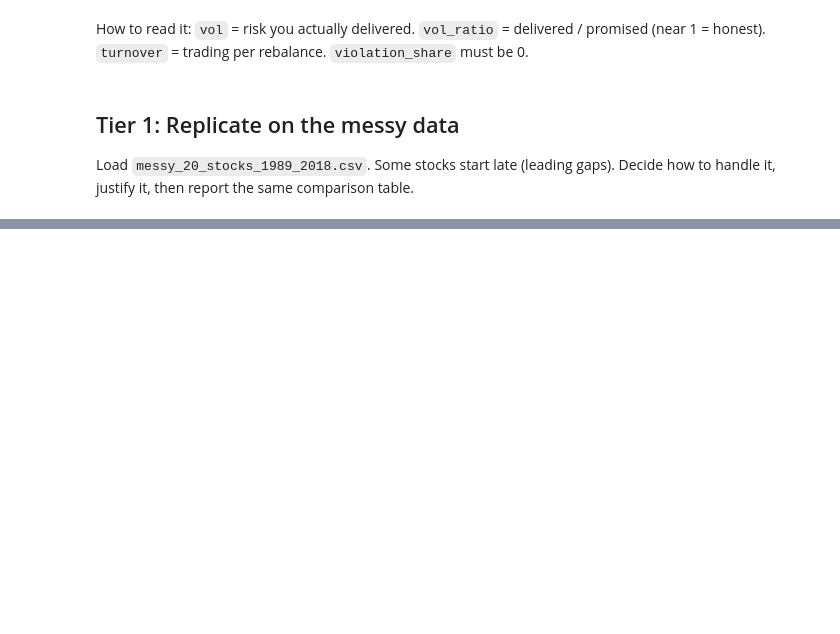
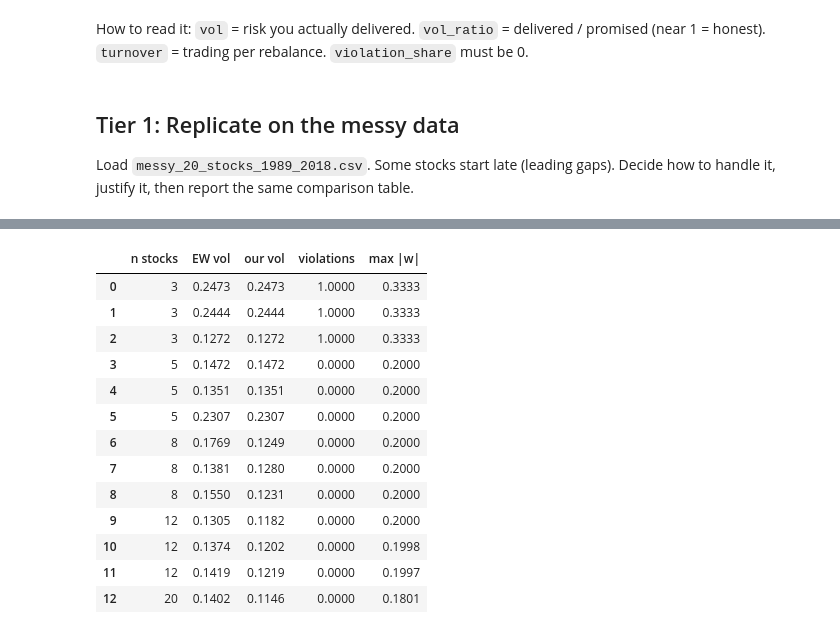
Before and after one commit to Vyom-M07/QMI_Portfolio_Project, a Jupyter notebook: QMI_Portfolio_Starter.ipynb, the cells around one changed output, grey strips where cells are left out. Cells and saved outputs as stored; diff of their text form; code cells hidden in the pictures; blank space fills up the shorter version.

```diff
--- a/QMI_Portfolio_Starter.ipynb
+++ b/QMI_Portfolio_Starter.ipynb
@@ -180,0 +406,26 @@ Finally, copy your `get_weights` into `my_strategy.py` (with its imports) and te
+# %%
+rng = np.random.default_rng(42); rob = []
+for k in [3, 5, 8, 12, 20]:                                   # "must work for any number of stocks"
+    for rep in range(3 if k < 20 else 1):
+        cols = rng.choice(crets.columns, k, replace=False)
+        sub = crets[cols]
+        e_ew = evaluate(make_strategy("ew"), sub, "2015-01-01", "2019-12-31")
+        e_us = evaluate(OUR_RULE, sub, "2015-01-01", "2019-12-31")
+        rob.append({"n stocks": k, "EW vol": e_ew["vol"], "our vol": e_us["vol"],
+                    "violations": e_us["violation_share"], "max |w|": e_us["avg_max_weight"]})
+pd.DataFrame(rob)
+# %% [output]
+|  | n stocks | EW vol | our vol | violations | max |w| |
+| 0 | 3 | 0.2473 | 0.2473 | 1.0000 | 0.3333 |
+| 1 | 3 | 0.2444 | 0.2444 | 1.0000 | 0.3333 |
+| 2 | 3 | 0.1272 | 0.1272 | 1.0000 | 0.3333 |
+| 3 | 5 | 0.1472 | 0.1472 | 0.0000 | 0.2000 |
+| 4 | 5 | 0.1351 | 0.1351 | 0.0000 | 0.2000 |
+| 5 | 5 | 0.2307 | 0.2307 | 0.0000 | 0.2000 |
+| 6 | 8 | 0.1769 | 0.1249 | 0.0000 | 0.2000 |
+| 7 | 8 | 0.1381 | 0.1280 | 0.0000 | 0.2000 |
+| 8 | 8 | 0.1550 | 0.1231 | 0.0000 | 0.2000 |
+| 9 | 12 | 0.1305 | 0.1182 | 0.0000 | 0.2000 |
+| 10 | 12 | 0.1374 | 0.1202 | 0.0000 | 0.1998 |
+| 11 | 12 | 0.1419 | 0.1219 | 0.0000 | 0.1997 |
+| 12 | 20 | 0.1402 | 0.1146 | 0.0000 | 0.1801 |
```
Also changed, not shown: parts of 32 cells of this notebook, 1 other file.
